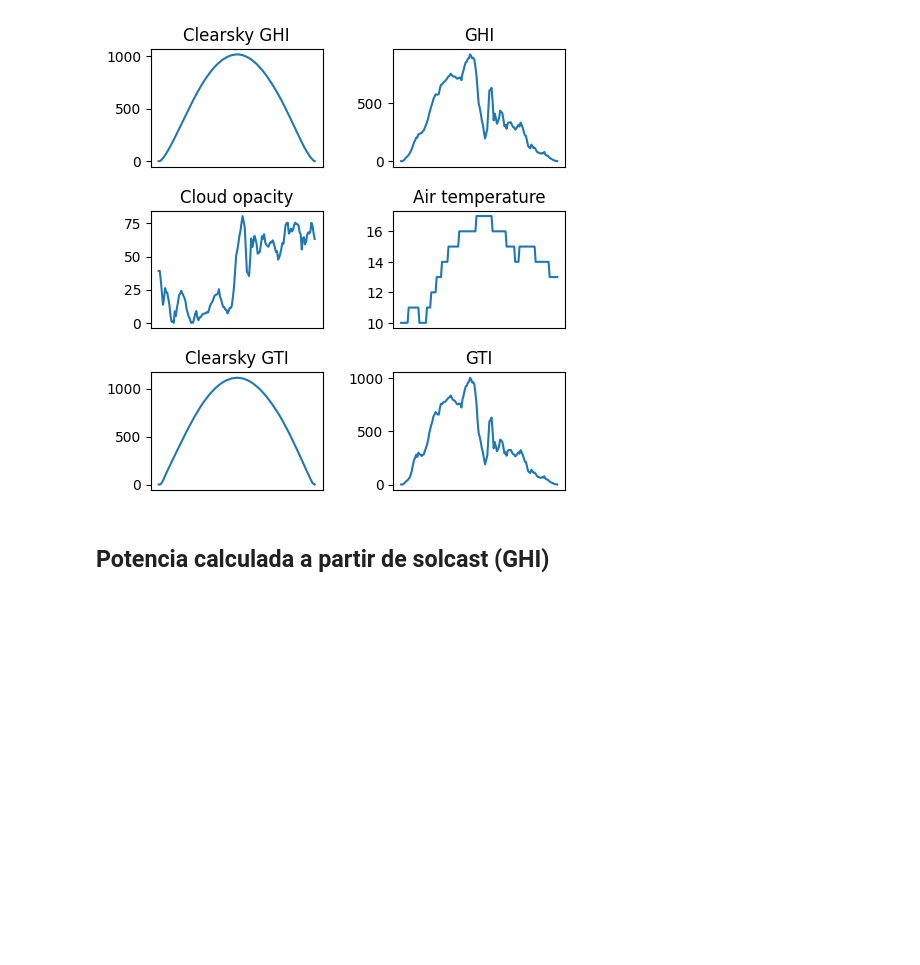
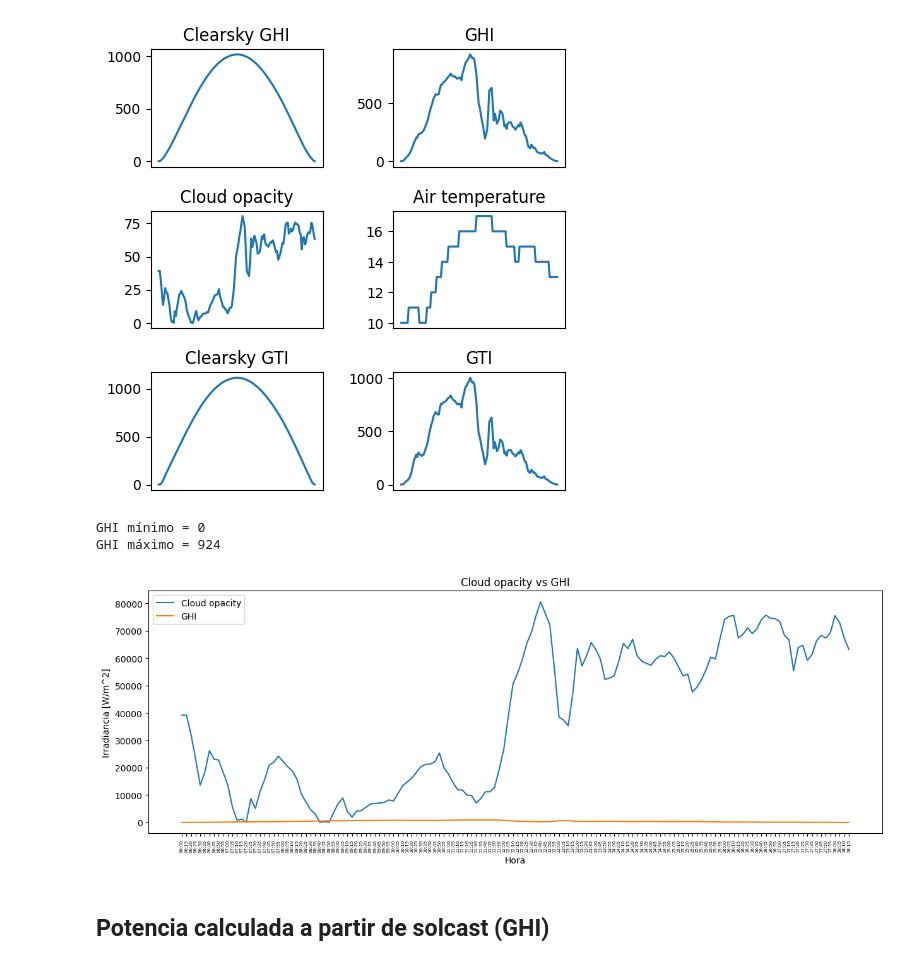
Before and after one commit to GustavoUNAL/Solar-1.233102--77.292833-, a Jupyter notebook: Notebooks/01-2023/modelo_matematico_solcast.ipynb, the cells around one changed output. Cells and saved outputs as stored; diff of their text form; code cells hidden in the pictures; blank space fills up the shorter version.

```diff
--- a/Notebooks/01-2023/modelo_matematico_solcast.ipynb
+++ b/Notebooks/01-2023/modelo_matematico_solcast.ipynb
@@ -122,6 +122,28 @@ ax[2, 1].get_xaxis().set_visible(False)
 plt.show()
 # %% [output]
 [figure]
+# %%
+# ghi minimum and maximum
+ghi_min = df['GHI'].min()
+ghi_max = df['GHI'].max()
+print("GHI mínimo =", ghi_min)
+print("GHI máximo =", ghi_max)
+# %% [output]
+GHI mínimo = 0
+GHI máximo = 924
+# %%
+#grafica clearsky_ghi y GHI
+plt.figure(figsize=(15, 5))
+plt.plot(df['Time'], df['cloud_opacity']*1000, label='Cloud opacity')
+plt.plot(df['Time'], df['GHI'], label='GHI')
+plt.title('Cloud opacity vs GHI')
+plt.xlabel('Hora')
+plt.ylabel('Irradiancia [W/m^2]')
+plt.legend()
+plt.xticks(rotation=90, size=5)
+plt.show()
+# %% [output]
+[figure, added]
 # %% [markdown]
 ## Potencia calculada a partir de solcast (GHI)
 # %%
```
Also changed, not shown: parts of 1 cell of this notebook, 17 other files.
